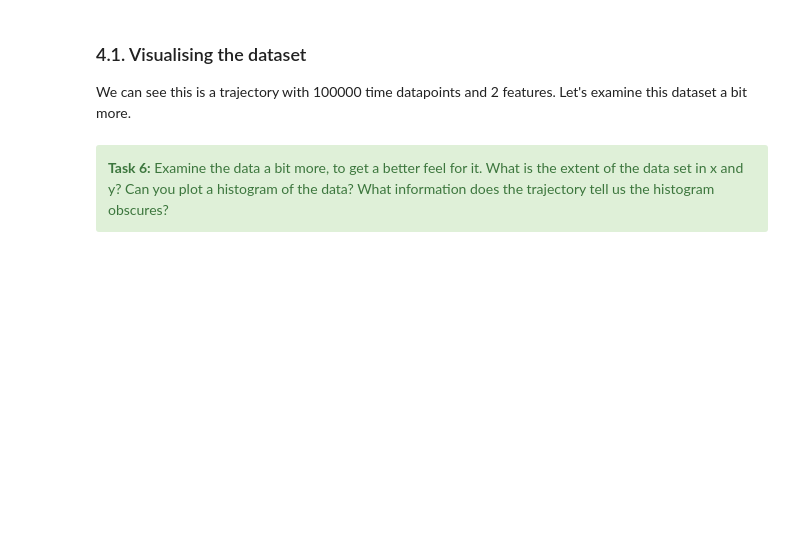
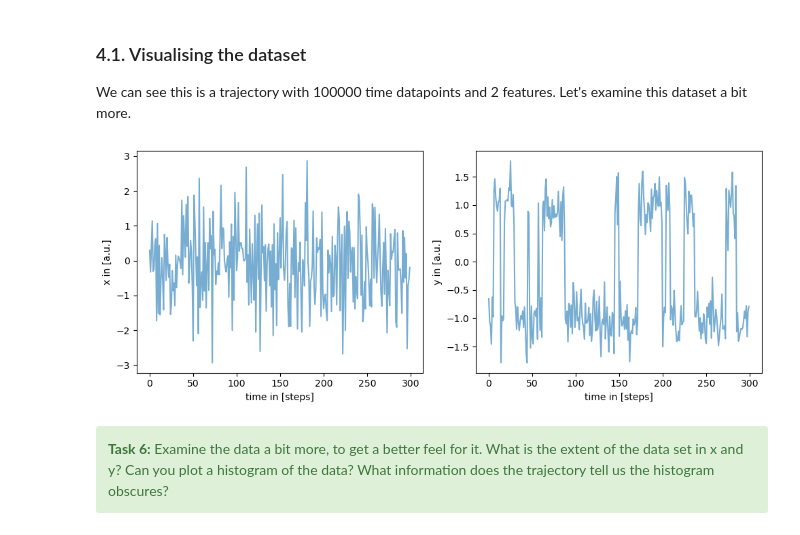
Before and after one commit to Edinburgh-Chemistry-Teaching/ML-for-Chemistry, a Jupyter notebook: Unit_01/1_DR_part1.ipynb, the cells around one changed output. Cells and saved outputs as stored; diff of their text form; code cells hidden in the pictures; blank space fills up the shorter version.

```diff
--- a/Unit_01/1_DR_part1.ipynb
+++ b/Unit_01/1_DR_part1.ipynb
@@ -310,6 +319,5 @@ ax.set_ylabel('absolute value of contribution')
 In this section, we will study tCA with a toy dataset. Let's start by loading it.
 # %%
 # loading data
-file = 'data/hmm-doublewell-2d-100k.npz'
-with np.load(file) as fh:
-    data = fh['trajectory']
+filename = 'data/hmm-doublewell-2d-100k.txt'
+data = np.loadtxt(filename)
@@ -321,12 +327,14 @@ We can see this is a trajectory with 100000 time datapoints and 2 features. Let'
 # %%
 fig, axes = plt.subplots(1, 2, figsize=(10, 4))
 axes[0].plot(data[:300,0], alpha=0.6)
 axes[1].plot(data[:300,1], alpha=0.6)
-axes[1].set_xlabel('$time$')
-axes[0].set_xlabel('$time$')
-axes[0].set_ylabel('$x$')
-axes[1].set_ylabel('$y$')
+axes[1].set_xlabel('time in [steps]')
+axes[0].set_xlabel('time in [steps]')
+axes[0].set_ylabel('x in [a.u.]')
+axes[1].set_ylabel('y in [a.u.]')
 fig.tight_layout()
+# %% [output]
+[figure, added]
 # %% [markdown]
 <div class="alert alert-success">
 <b>Task 6: </b> Examine the data a bit more, to get a better feel for it. What is the extent of the data set in x and y? Can you plot a histogram of the data? What information does the trajectory tell us the histogram obscures? </div>
```
Also changed, not shown: parts of 2 cells of this notebook, 1 other file.
